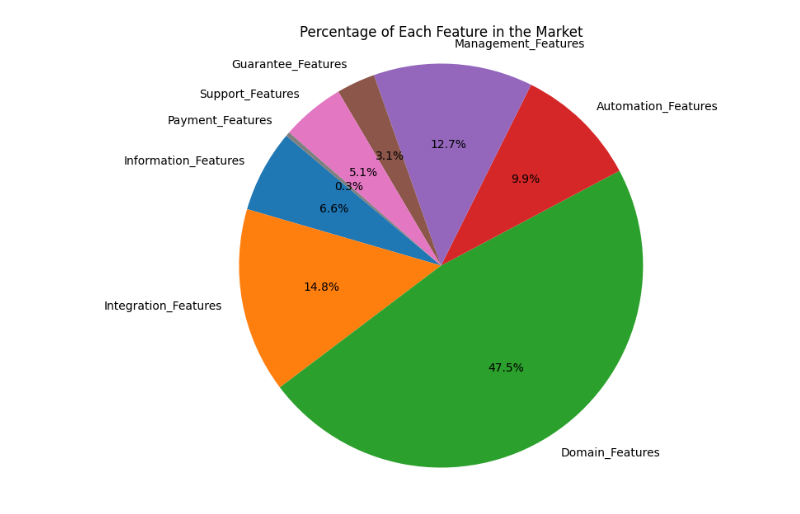
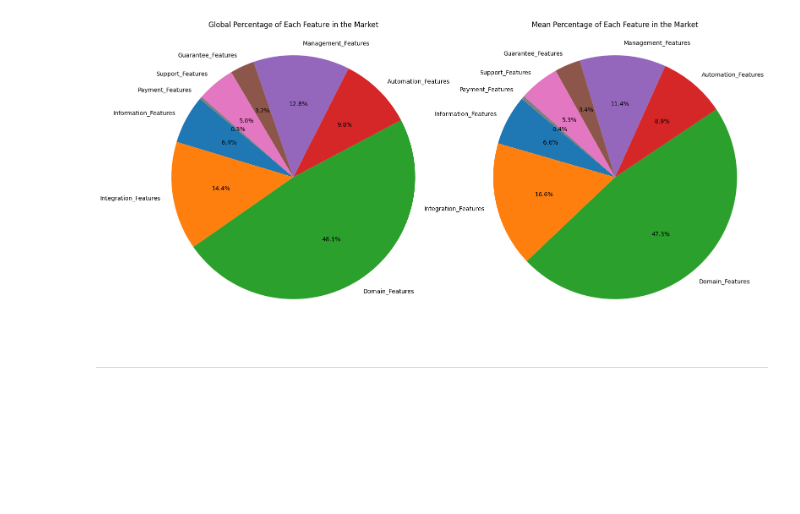
Before and after one commit to isa-group/SaaS-analysis, a Jupyter notebook: scripts/analytics/figures.ipynb, the cells around one changed output. Cells and saved outputs as stored; diff of their text form; code cells hidden in the pictures; blank space fills up the shorter version.

Commit message:
FEAT: SOME EXTRA VISUALIZATION

```diff
--- a/scripts/analytics/figures.ipynb
+++ b/scripts/analytics/figures.ipynb
@@ -17,6 +17,8 @@ def get_data_from_dataset(dataset):
     for i in range(len(dataset)):
         pricing: PricingManager = dataset[i]
         saas_index_name = pricing.saas_name.split(" ")[0].strip().lower().capitalize()
+        if saas_index_name.lower() == "office":
+            continue
         if saas_index_name not in data:
             data[saas_index_name] = {year: None for year in STUDIED_YEARS}
 
@@ -24,6 +26,7 @@ def get_data_from_dataset(dataset):
         data[saas_index_name][str(pricing.year)]["number_of_features"] = len(pricing.features)
         data[saas_index_name][str(pricing.year)]["number_of_plans"] = len(pricing.plans)
         data[saas_index_name][str(pricing.year)]["number_of_addons"] = len(pricing.add_ons)
+        data[saas_index_name][str(pricing.year)]["has_many_products"] = len(pricing.saas_name.strip().split(" ")) > 1
 
         if len(pricing.features) > max_features:
             max_features = len(pricing.features)
@@ -493,0 +610,27 @@ display(Markdown(feature_distribution.to_markdown()))
+# %%
+def compute_mean_feature_distribution(data):
+    # Eliminar la columna 'Saas' para centrarnos solo en las features
+    df_features = data.drop(columns=['Saas'])
+
+    df_percentages = df_features.div(df_features.sum(axis=1), axis=0) * 100
+
+    # Añadir la columna 'Saas' de nuevo al DataFrame de porcentajes
+    df_percentages['Saas'] = data['Saas']
+
+    # Calcular la media porcentual de cada tipo de feature
+    mean_percentages = df_percentages.drop(columns=['Saas']).mean()
+
+    # Crear un DataFrame con los resultados de las medias porcentuales
+    result_df = pd.DataFrame({
+        'Feature_Type': mean_percentages.index,
+        'Mean_Percentage': mean_percentages.values
+    })
+
+    return df_percentages, result_df
+
+# Calcular la distribución de las features normalizadas
+df_percentages, mean_feature_distribution_df = compute_mean_feature_distribution(features_df)
+display(Markdown("# Feature Distribution By SaaS"))
+display(Markdown(df_percentages.to_markdown()))
+display(Markdown("# Mean Feature Distribution"))
+display(Markdown(mean_feature_distribution_df.to_markdown()))
@@ -494,8 +680,16 @@ display(Markdown(feature_distribution.to_markdown()))
 # %%
-plt.figure(figsize=(10, 7))
-plt.pie(feature_distribution['Percentage'], labels=feature_distribution['Feature_Type'], autopct='%1.1f%%', startangle=140)
-plt.title('Percentage of Each Feature in the Market')
-plt.axis('equal')  # Para asegurar que el gráfico sea un círculo
+fig, (ax1, ax2) = plt.subplots(1, 2, figsize=(18, 9))
+
+ax1.pie(feature_distribution['Percentage'], labels=feature_distribution['Feature_Type'], autopct='%1.1f%%', startangle=140)
+ax1.set_title('Global Percentage of Each Feature in the Market')
+ax1.axis('equal')  # Para asegurar que el gráfico sea un círculo
+
+ax2.pie(mean_feature_distribution_df['Mean_Percentage'], labels=mean_feature_distribution_df['Feature_Type'], autopct='%1.1f%%', startangle=140)
+ax2.set_title('Mean Percentage of Each Feature in the Market')
+ax2.axis('equal')  # Para asegurar que el gráfico sea un círculo
+
 plt.show()
 # %% [output]
-[figure, old version]
+[figure, new version]
+# %% [markdown]
+---
```
Also changed, not shown: parts of 19 cells of this notebook, 3 other files.
